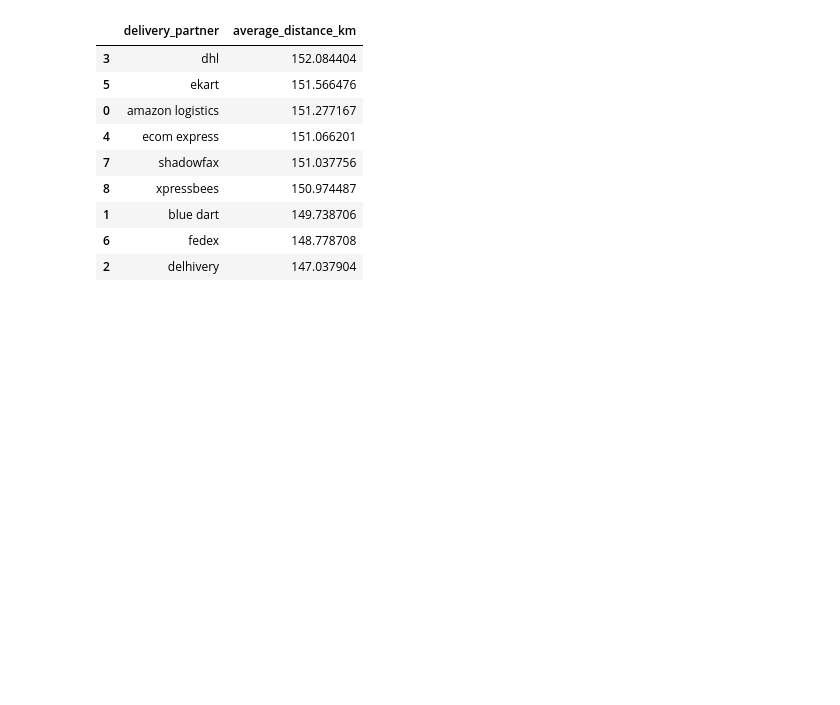
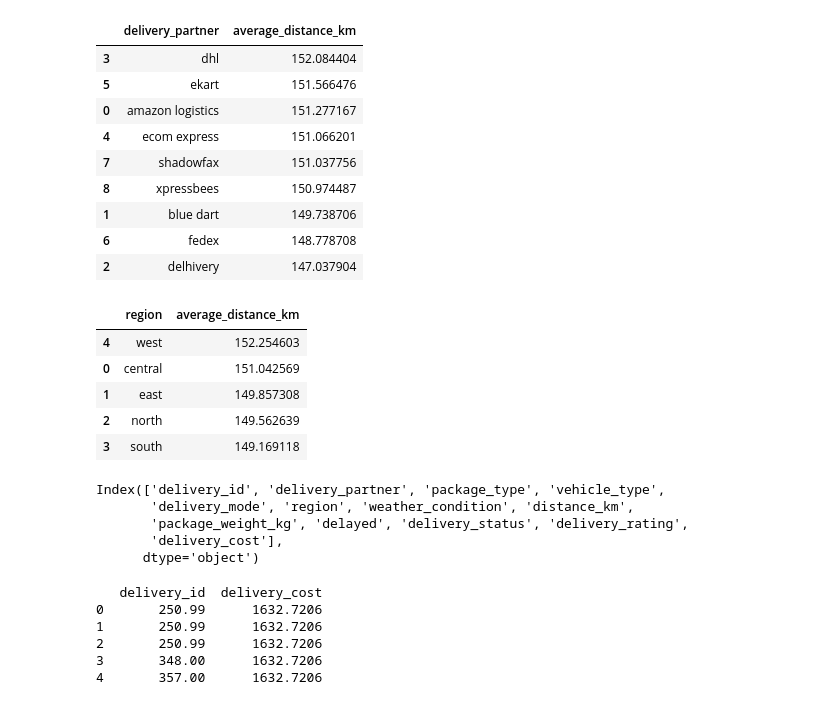
Before and after one commit to mahendra204/Python-Basics-Projects, a Jupyter notebook: Delivery Logistics EDA.ipynb, the cells around one changed output. Drawn from its saved outputs; the diff is of its cells as text; code cells hidden in the pictures; blank space fills up the shorter version.

Commit message:
updated with top 5 delivery ids as per delivery cost

```diff
--- a/Delivery Logistics EDA.ipynb
+++ b/Delivery Logistics EDA.ipynb
@@ -482,3 +482,32 @@ df.groupby('delivery_partner')['distance_km'].mean().reset_index(name = 'average
 | 1 | blue dart | 149.738706 |
 | 6 | fedex | 148.778708 |
 | 2 | delhivery | 147.037904 |
+# %%
+df.groupby('region')['distance_km'].mean().reset_index(name = 'average_distance_km').sort_values(by = 'average_distance_km', ascending = False)
+# %% [output]
+|  | region | average_distance_km |
+| 4 | west | 152.254603 |
+| 0 | central | 151.042569 |
+| 1 | east | 149.857308 |
+| 2 | north | 149.562639 |
+| 3 | south | 149.169118 |
+# %%
+df.columns
+# %% [output]
+Index(['delivery_id', 'delivery_partner', 'package_type', 'vehicle_type',
+       'delivery_mode', 'region', 'weather_condition', 'distance_km',
+       'package_weight_kg', 'delayed', 'delivery_status', 'delivery_rating',
+       'delivery_cost'],
+      dtype='object')
+# %%
+# Top 5 delivery IDs with highest delivery_cost
+# We assume `df` is already loaded above in the notebook
+top5_delivery_cost = df.nlargest(5, 'delivery_cost')[['delivery_id','delivery_cost']].reset_index(drop=True)
+print(top5_delivery_cost)
+# %% [output]
+   delivery_id  delivery_cost
+0       250.99      1632.7206
+1       250.99      1632.7206
+2       250.99      1632.7206
+3       348.00      1632.7206
+4       357.00      1632.7206
```
